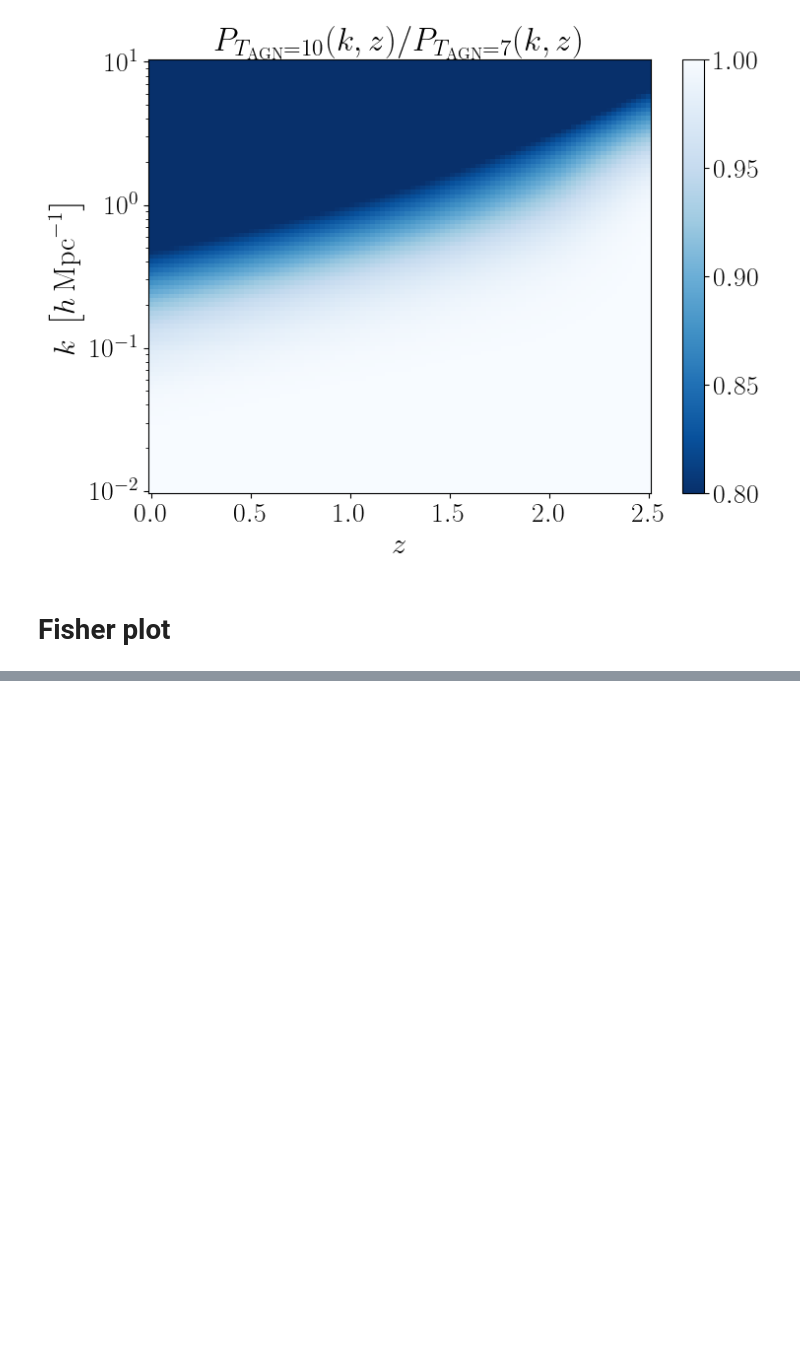
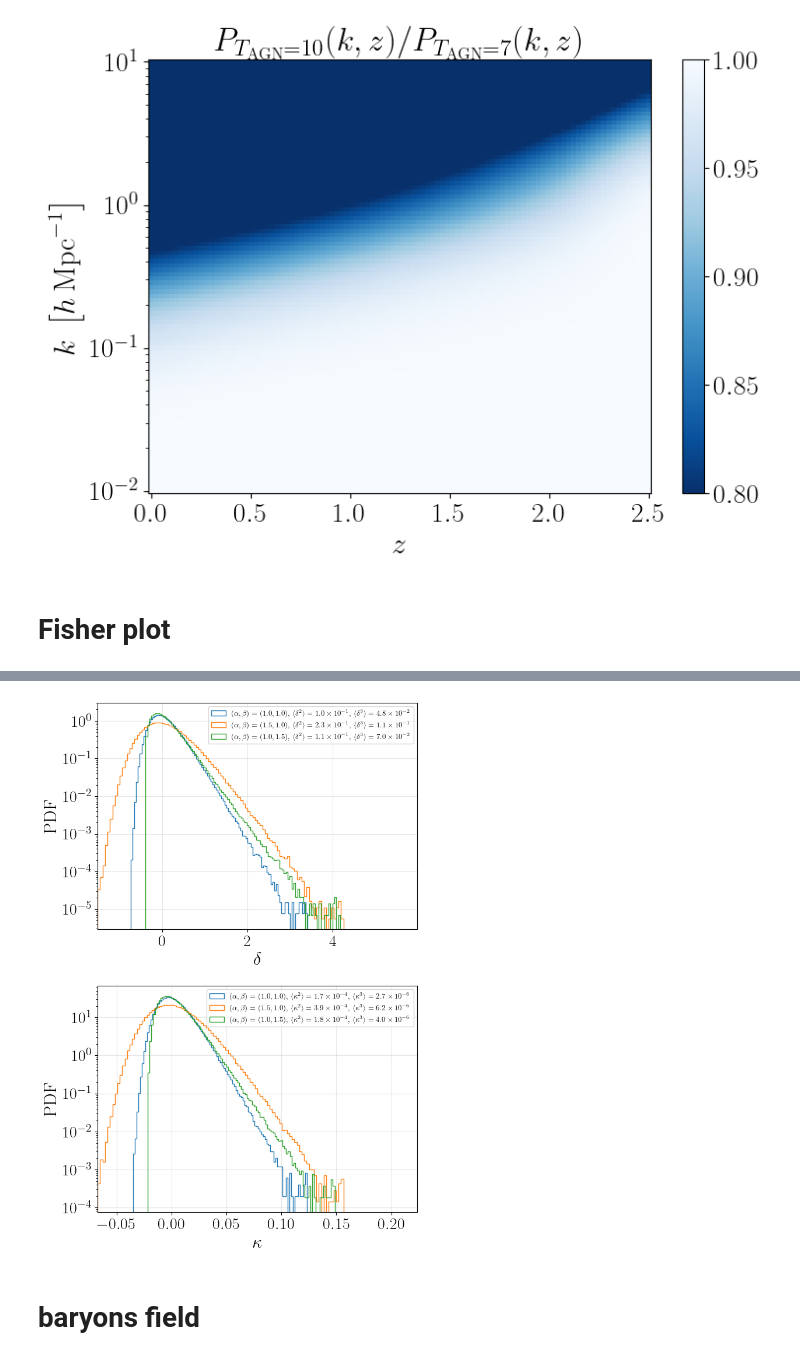
Before and after one commit to pltaylor16/BNTSmooth, a Jupyter notebook: results_1.ipynb, the cells around one changed output, grey strips where cells are left out. Saved outputs shown, nothing was run; the diff lists cells and outputs as text; code cells hidden in the pictures; blank space fills up the shorter version.

```diff
--- a/results_1.ipynb
+++ b/results_1.ipynb
@@ -192,0 +274,78 @@ plt.show()
+# %%
+import matplotlib.pyplot as plt
+import numpy as np
+
+fig, axs = plt.subplots(2, 1, figsize=(7, 10), sharex=False)
+x_all_delta = []
+x_all_kappa = []
+
+for label in param_grid:
+    # --- Delta ---
+    delta_map = delta_maps_all[label][0]
+    x_all_delta.append(delta_map)
+    m2_delta = np.mean(delta_map**2)
+    m3_delta = np.mean(delta_map**3)
+
+    # --- Kappa ---
+    kappa_map = kappa_maps_all[label][-1]
+    x_all_kappa.append(kappa_map)
+    m2_kappa = np.mean(kappa_map**2)
+    m3_kappa = np.mean(kappa_map**3)
+
+    # --- Label handling ---
+    if label == "fiducial":
+        label_str = r"$(\alpha, \beta) = (1.0, 1.0),$"
+    elif label == "alpha15":
+        label_str = r"$(\alpha, \beta) = (1.5, 1.0),$"
+    elif label == "beta15":
+        label_str = r"$(\alpha, \beta) = (1.0, 1.5),$"
+    else:
+        label_str = fr"$(\alpha, \beta) = {label}$"
+
+    # --- Delta label ---
+    display_label_delta = (
+        label_str
+        + fr"  $\langle\delta^2\rangle={sci_notation(m2_delta)},$"
+        + fr"  $\langle\delta^3\rangle={sci_notation(m3_delta)}$"
+    )
+    axs[0].hist(delta_map, bins=100, density=True, histtype='step', label=display_label_delta)
+
+    # --- Kappa label ---
+    display_label_kappa = (
+        label_str
+        + fr"  $\langle\kappa^2\rangle={sci_notation(m2_kappa)},$"
+        + fr"  $\langle\kappa^3\rangle={sci_notation(m3_kappa)}$"
+    )
+    axs[1].hist(kappa_map, bins=100, density=True, histtype='step', label=display_label_kappa)
+
+# --- Delta subplot settings ---
+x_all_delta = np.concatenate(x_all_delta)
+xmin_d, xmax_d = np.min(x_all_delta), np.max(x_all_delta)
+pad_d = 0.3 * (xmax_d - xmin_d)
+axs[0].set_xlim(xmin_d, xmax_d + pad_d)
+axs[0].set_xlabel(r'$\delta$', fontsize=22)
+axs[0].set_ylabel('PDF', fontsize=22)
+axs[0].set_yscale('log')
+axs[0].grid(True, alpha=0.3)
+axs[0].legend(loc='upper right', fontsize=9)
+#axs[0].set_title('1-point PDF of $\delta$ (lowest z)', fontsize=14)
+
+# --- Kappa subplot settings ---
+x_all_kappa = np.concatenate(x_all_kappa)
+xmin_k, xmax_k = np.min(x_all_kappa), np.max(x_all_kappa)
+pad_k = 0.3 * (xmax_k - xmin_k)
+axs[1].set_xlim(xmin_k, xmax_k + pad_k)
+axs[1].set_xlabel(r'$\kappa$', fontsize=22)
+axs[1].set_ylabel('PDF', fontsize=22)
+axs[1].set_yscale('log')
+axs[1].grid(True, alpha=0.3)
+axs[1].legend(loc='upper right', fontsize=9)
+#axs[1].set_title('1-point PDF of $\kappa$ (highest z)', fontsize=14)
+
+plt.tight_layout()
+plt.savefig('plots/combined_delta_kappa_fields.pdf')
+plt.show()
+# %% [output]
+[figure, added]
+# %% [markdown]
+# baryons field
```
Also changed, not shown: parts of 9 cells of this notebook.
